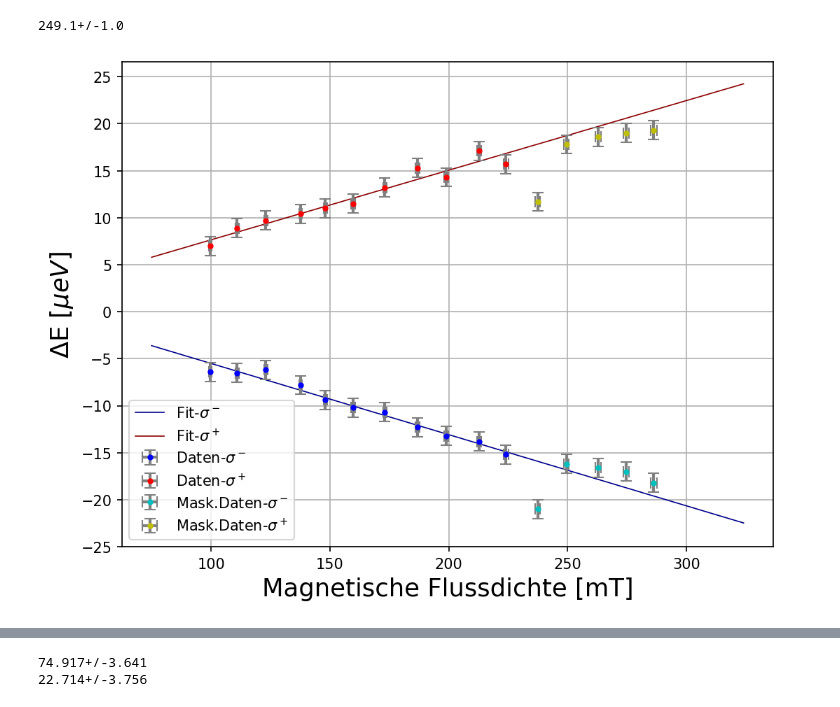
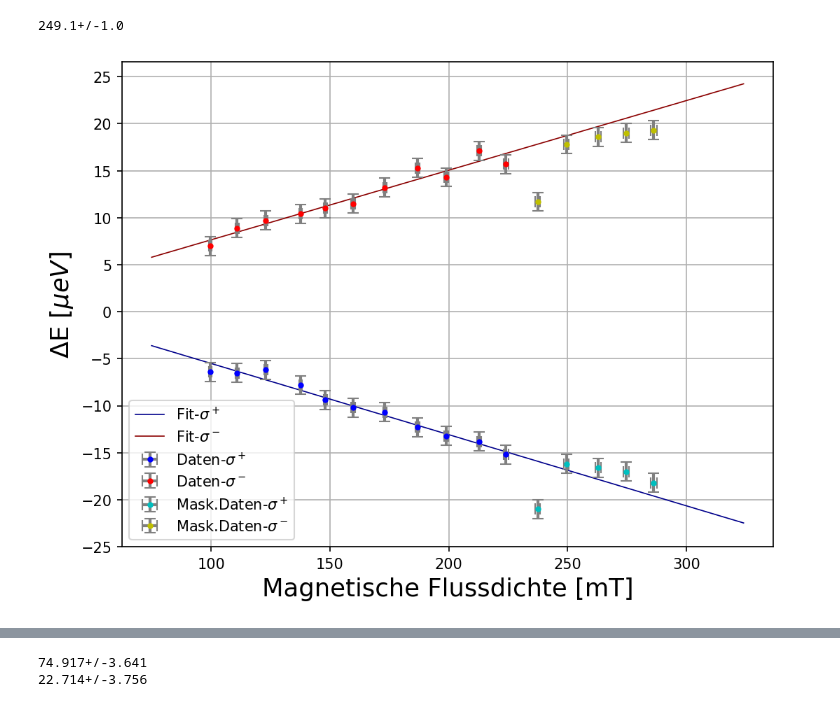
Before and after one commit to Friedrich-Jahns/Fortgeschrittenen-Praktikum-Physik, a Jupyter notebook: FP2_Zeemann/borsch_mag/borsch_mag_fit.ipynb, the cells around one changed output, grey strips where cells are left out. Cells and saved outputs as stored; diff of their text form; code cells hidden in the pictures.

```diff
--- a/FP2_Zeemann/borsch_mag/borsch_mag_fit.ipynb
+++ b/FP2_Zeemann/borsch_mag/borsch_mag_fit.ipynb
@@ -51,26 +51,26 @@ res2 = f.linear_fit(dat2[0:mask],up.nominal_values(amp2)[0:mask],fillerr[0:mask]
 # %%
 fig = plt.figure(figsize=(8,6),dpi=150,linewidth=30)
 
-plt.plot(np.arange(75,325,1),res1.eval(x=np.arange(75,325,1)),linewidth=0.8,color='darkblue',linestyle='-',alpha=1,label="Fit-$\sigma^-$")
-plt.plot(np.arange(75,325,1),res2.eval(x=np.arange(75,325,1)),linewidth=0.8,color='darkred',linestyle='-',alpha=1,label="Fit-$\sigma^+$")
+plt.plot(np.arange(75,325,1),res1.eval(x=np.arange(75,325,1)),linewidth=0.8,color='darkblue',linestyle='-',alpha=1,label="Fit-$\sigma^+$")
+plt.plot(np.arange(75,325,1),res2.eval(x=np.arange(75,325,1)),linewidth=0.8,color='darkred',linestyle='-',alpha=1,label="Fit-$\sigma^-$")
 
 
-plt.errorbar(up.nominal_values(amp1)[0:mask],dat1[0:mask],xerr=up.std_devs(amp1)[0:mask],yerr = fillerr[0:mask],fmt='b.',ecolor='gray', elinewidth=2, capsize=4,label = 'Daten-$\sigma^-$')
-plt.errorbar(up.nominal_values(amp2)[0:mask],dat2[0:mask],xerr=up.std_devs(amp2)[0:mask],yerr = fillerr[0:mask],fmt='r.',ecolor='gray', elinewidth=2, capsize=4,label = 'Daten-$\sigma^+$')
+plt.errorbar(up.nominal_values(amp1)[0:mask],dat1[0:mask],xerr=up.std_devs(amp1)[0:mask],yerr = fillerr[0:mask],fmt='b.',ecolor='gray', elinewidth=2, capsize=4,label = 'Daten-$\sigma^+$')
+plt.errorbar(up.nominal_values(amp2)[0:mask],dat2[0:mask],xerr=up.std_devs(amp2)[0:mask],yerr = fillerr[0:mask],fmt='r.',ecolor='gray', elinewidth=2, capsize=4,label = 'Daten-$\sigma^-$')
 
-plt.errorbar(up.nominal_values(amp1)[mask:-1],dat1[mask:-1],xerr=up.std_devs(amp1)[mask:-1],yerr = fillerr[mask:-1],fmt='.c',ecolor='gray', elinewidth=2, capsize=4,label="Mask.Daten-$\sigma^-$")
-plt.errorbar(up.nominal_values(amp2)[mask:-1],dat2[mask:-1],xerr=up.std_devs(amp2)[mask:-1],yerr = fillerr[mask:-1],fmt='.y',ecolor='gray', elinewidth=2, capsize=4,label="Mask.Daten-$\sigma^+$")
+plt.errorbar(up.nominal_values(amp1)[mask:-1],dat1[mask:-1],xerr=up.std_devs(amp1)[mask:-1],yerr = fillerr[mask:-1],fmt='.c',ecolor='gray', elinewidth=2, capsize=4,label="Mask.Daten-$\sigma^+$")
+plt.errorbar(up.nominal_values(amp2)[mask:-1],dat2[mask:-1],xerr=up.std_devs(amp2)[mask:-1],yerr = fillerr[mask:-1],fmt='.y',ecolor='gray', elinewidth=2, capsize=4,label="Mask.Daten-$\sigma^-$")
 
 
 
 plt.yticks(np.arange(-25,30,5))
 plt.ylabel('$\Delta$E [$\mu eV$]',fontsize = 17)
 plt.xlabel('Magnetische Flussdichte [mT]',fontsize = 17)
 plt.grid()
 plt.legend(fontsize = 10)
 plt.savefig('Res/borsch_mag.pdf')
 # %% [output]
-[figure, old version]
+[figure, new version]
 # %%
 print(res1.fit_report())
 # %% [output]
```
Also changed, not shown: 1 other file.
